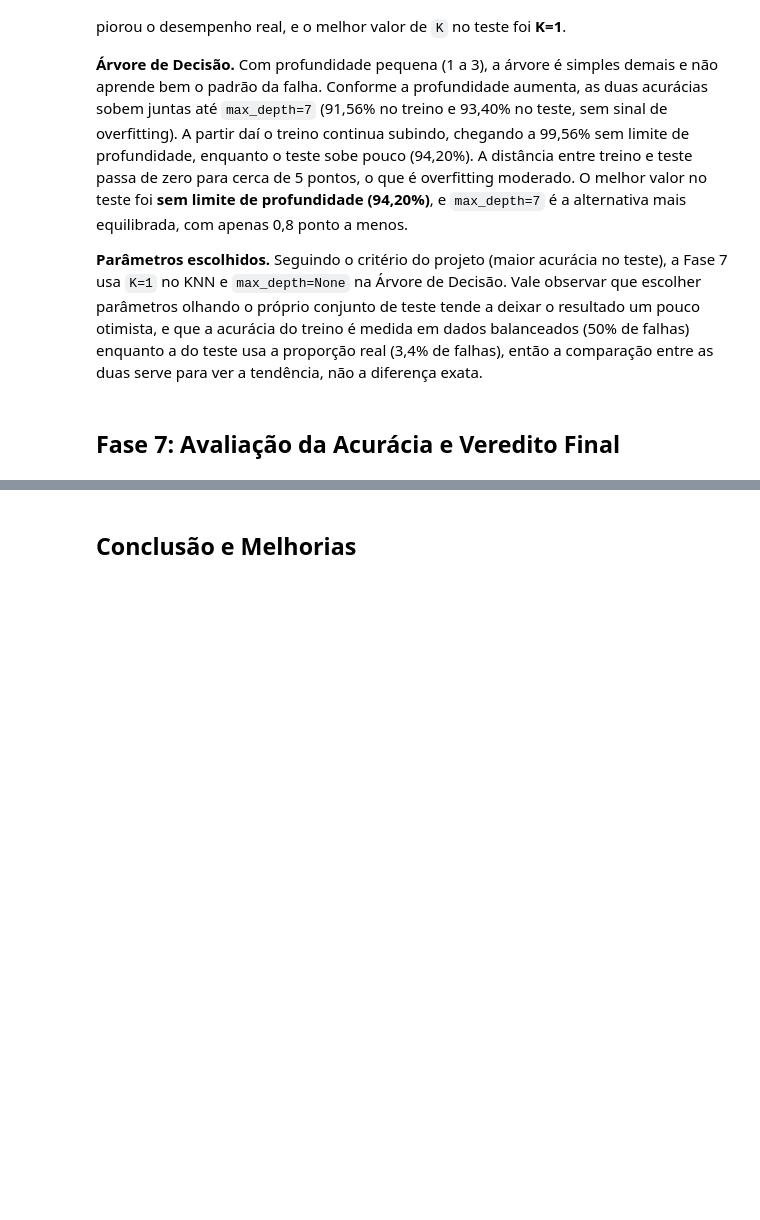
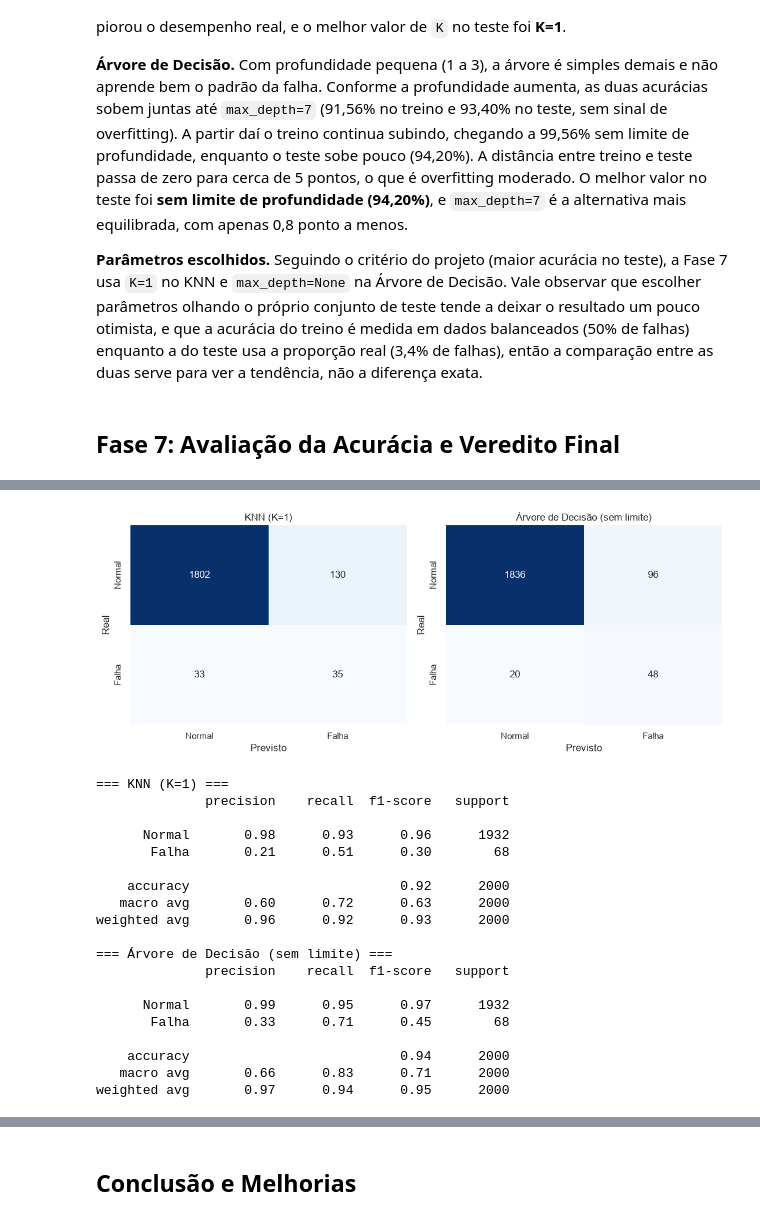
Before and after one commit to felipemendes2077/predictmaint-py, a Jupyter notebook: pipeline_manutencao_preditiva.ipynb, the cells around one changed output, grey strips where cells are left out. Cells and saved outputs as stored; diff of their text form; code cells hidden in the pictures; blank space fills up the shorter version.

```diff
--- a/pipeline_manutencao_preditiva.ipynb
+++ b/pipeline_manutencao_preditiva.ipynb
@@ -486,0 +530,42 @@ plt.show()
+# %%
+fig, eixos = plt.subplots(1, 2, figsize=(11, 4.5))
+
+for eixo, titulo, previsoes in [
+    (eixos[0], "KNN (K=1)", previsoes_knn),
+    (eixos[1], "Árvore de Decisão (sem limite)", previsoes_arvore),
+]:
+    matriz = confusion_matrix(y_teste, previsoes)
+    sns.heatmap(matriz, annot=True, fmt="d", cmap="Blues", cbar=False, ax=eixo,
+                xticklabels=["Normal", "Falha"], yticklabels=["Normal", "Falha"])
+    eixo.set_title(titulo)
+    eixo.set_xlabel("Previsto")
+    eixo.set_ylabel("Real")
+
+plt.tight_layout()
+plt.show()
+
+print("=== KNN (K=1) ===")
+print(classification_report(y_teste, previsoes_knn, target_names=["Normal", "Falha"]))
+print("=== Árvore de Decisão (sem limite) ===")
+print(classification_report(y_teste, previsoes_arvore, target_names=["Normal", "Falha"]))
+# %% [output]
+[figure, added]
+=== KNN (K=1) ===
+              precision    recall  f1-score   support
+
+      Normal       0.98      0.93      0.96      1932
+       Falha       0.21      0.51      0.30        68
+
+    accuracy                           0.92      2000
+   macro avg       0.60      0.72      0.63      2000
+weighted avg       0.96      0.92      0.93      2000
+
+=== Árvore de Decisão (sem limite) ===
+              precision    recall  f1-score   support
+
+      Normal       0.99      0.95      0.97      1932
+       Falha       0.33      0.71      0.45        68
+
+    accuracy                           0.94      2000
+   macro avg       0.66      0.83      0.71      2000
+weighted avg       0.97      0.94      0.95      2000
```
Also changed, not shown: parts of 4 cells of this notebook.
